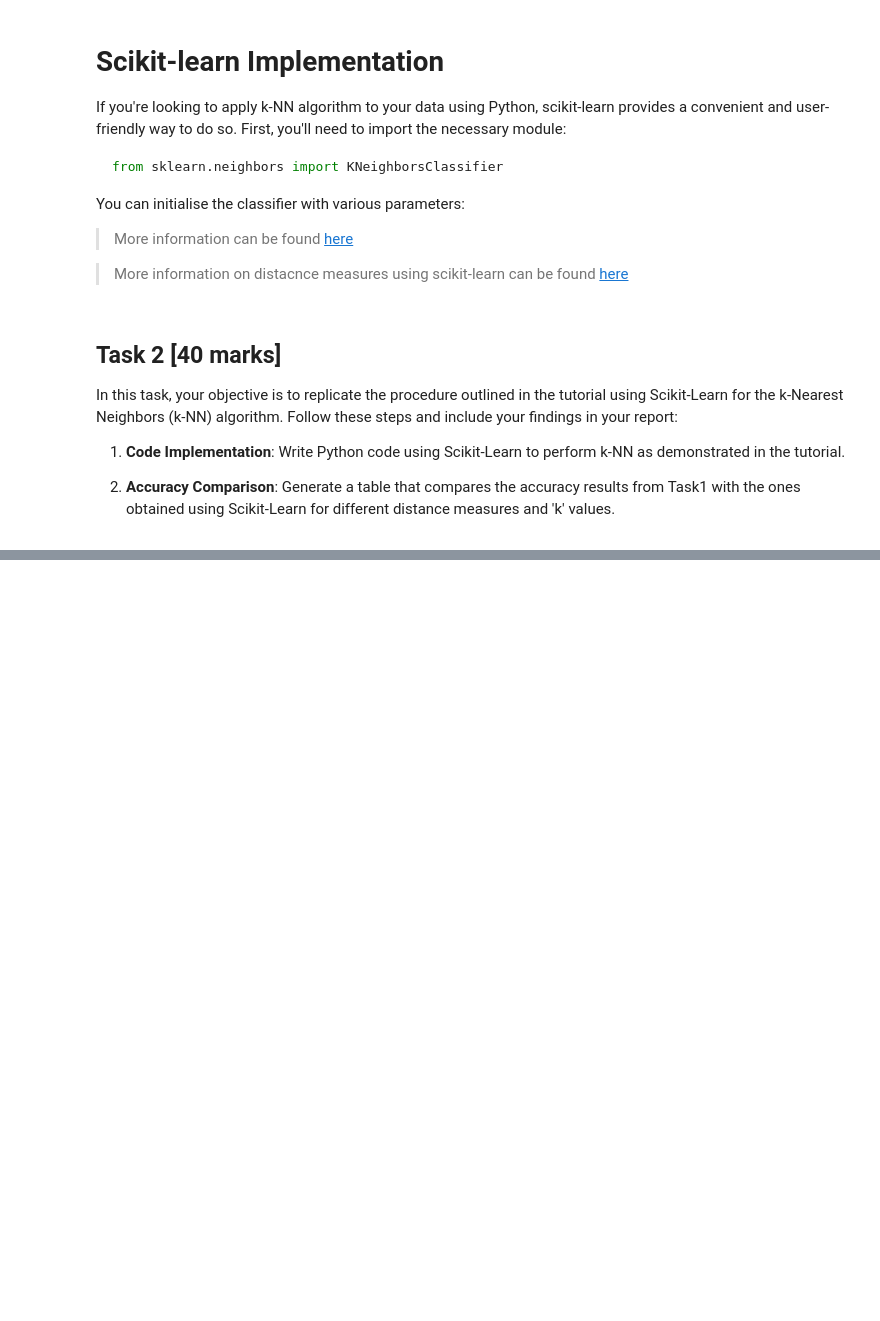
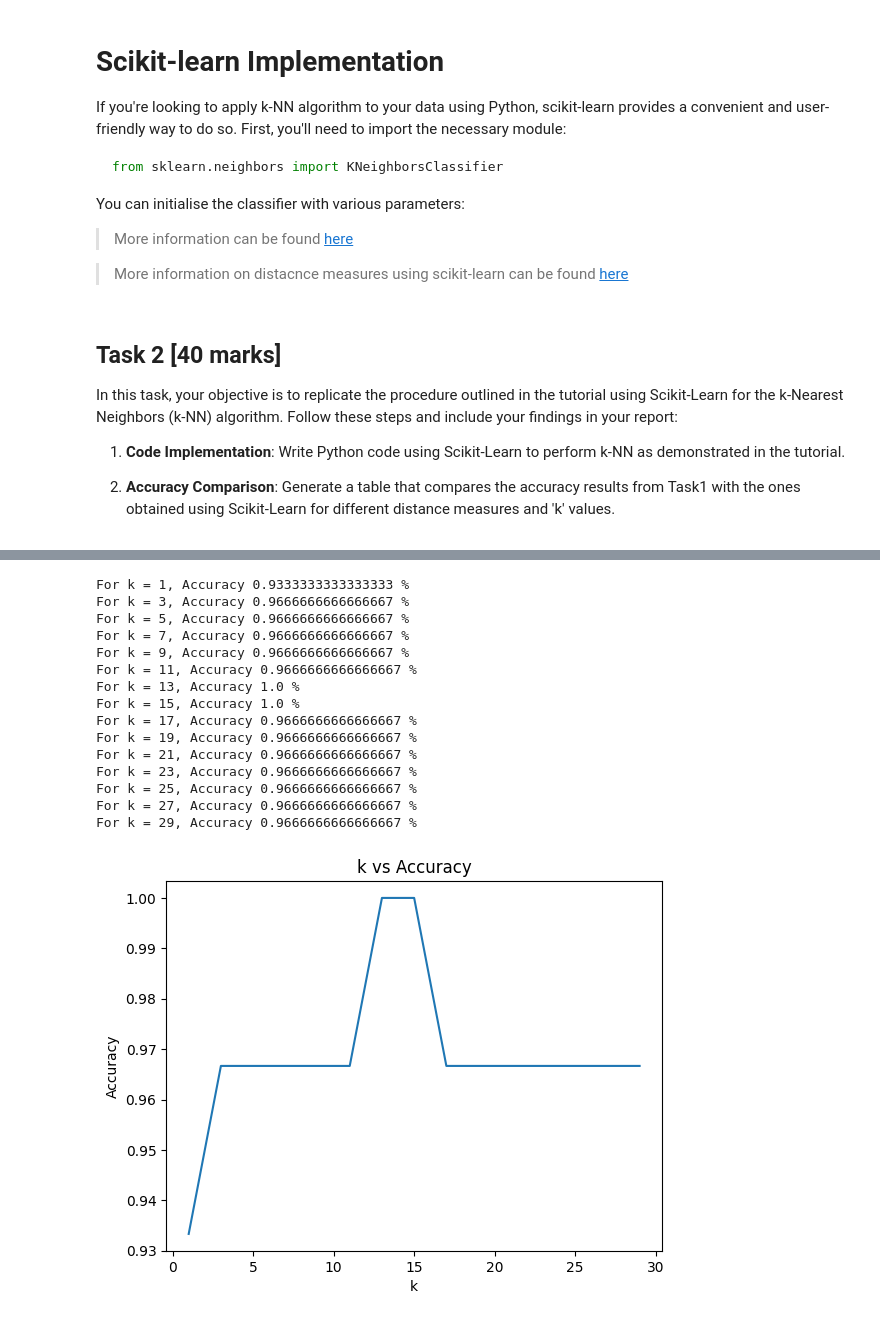
Before and after one commit to FajarKKP/Coding, a Jupyter notebook: 07_ML_kNN.ipynb, the cells around one changed output, grey strips where cells are left out. Drawn from its saved outputs; the diff is of its cells as text; code cells hidden in the pictures; blank space fills up the shorter version.

```diff
--- a/07_ML_kNN.ipynb
+++ b/07_ML_kNN.ipynb
@@ -492,0 +564,38 @@ In this task, your objective is to replicate the procedure outlined in the tutor
+# %%
+# Euclidean Scikit
+accuracy_list_euclidean_scikit = []
+
+k_list = [1, 3, 5, 7, 9, 11, 13, 15, 17, 19, 21, 23, 25, 27, 29]
+
+for k in k_list:
+    knn_euclidean = KNeighborsClassifier(n_neighbors=k, metric='euclidean')
+    knn_euclidean.fit(X_train, y_train)
+    y_pred_euclidean = knn_euclidean.predict(X_test)
+    accuracy_euclidean = calculate_accuracy(y_test, y_pred_euclidean)
+    print("For k = {}, Accuracy {} %".format(k,accuracy_euclidean))
+
+    accuracy_list_euclidean_scikit.append(accuracy_euclidean)
+plt.plot(k_list, accuracy_list_euclidean_scikit)
+
+plt.xlabel('k')
+plt.ylabel('Accuracy')
+plt.title('k vs Accuracy')
+
+plt.show()
+# %% [output]
+For k = 1, Accuracy 0.9333333333333333 %
+For k = 3, Accuracy 0.9666666666666667 %
+For k = 5, Accuracy 0.9666666666666667 %
+For k = 7, Accuracy 0.9666666666666667 %
+For k = 9, Accuracy 0.9666666666666667 %
+For k = 11, Accuracy 0.9666666666666667 %
+For k = 13, Accuracy 1.0 %
+For k = 15, Accuracy 1.0 %
+For k = 17, Accuracy 0.9666666666666667 %
+For k = 19, Accuracy 0.9666666666666667 %
+For k = 21, Accuracy 0.9666666666666667 %
+For k = 23, Accuracy 0.9666666666666667 %
+For k = 25, Accuracy 0.9666666666666667 %
+For k = 27, Accuracy 0.9666666666666667 %
+For k = 29, Accuracy 0.9666666666666667 %
+[figure, added]
```
Also changed, not shown: parts of 7 cells of this notebook.
